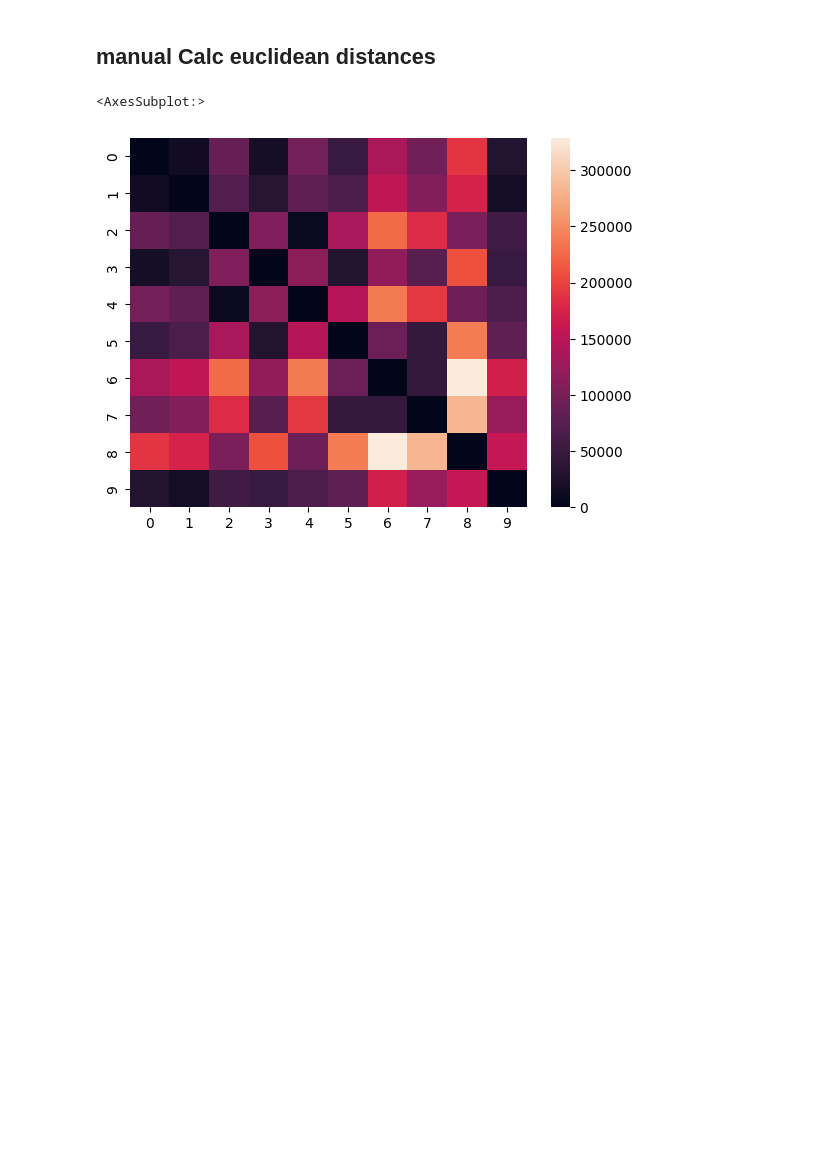
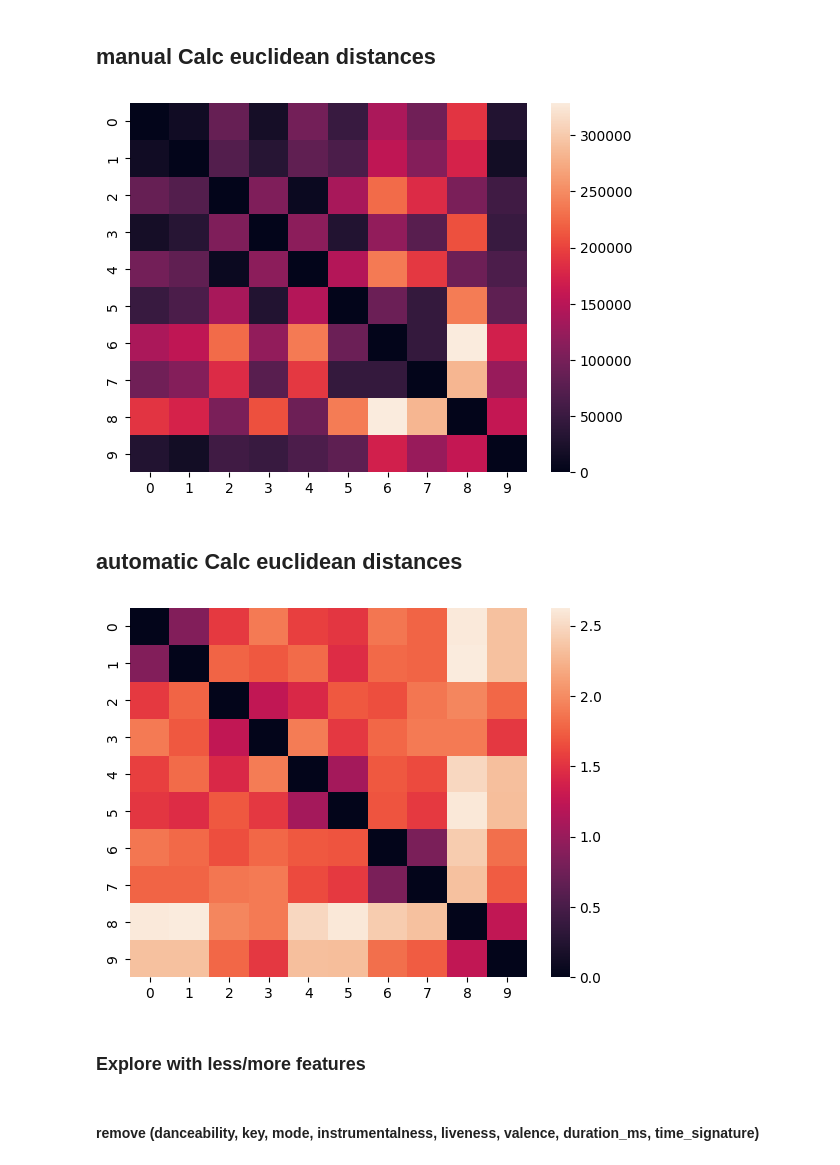
Before and after one commit to JacquelineBashta/ML_UnSupClust_KMean, a Jupyter notebook: euclidean_distances.ipynb, the cells around one changed output. Drawn from its saved outputs; the diff is of its cells as text; code cells hidden in the pictures; blank space fills up the shorter version.

```diff
--- a/euclidean_distances.ipynb
+++ b/euclidean_distances.ipynb
@@ -68,4 +75,4 @@ sns.heatmap(e_dist)
 # %% [markdown]
 ## import df
 # %%
-songs_df = pd.read_csv("df_audio_features_10.csv")
+songs_df = pd.read_csv("df_audio_features_10.csv",index_col=["song_name","artist"])
@@ -90,26 +97,28 @@ plt.scatter(songs_df.energy,songs_df.acousticness)
 [figure]
+# %%
+song_red_df = songs_df.drop(["song_name","artist","id","html"],axis=1)
 # %% [markdown]
 ## manual Calc euclidean distances
 # %%
-cols_exclude = 4
 all_distances = []
-for song_a in songs_df.index:
+for song_a in song_red_df.index:
     song_a_specs = []
-    for i in range(len(songs_df.columns)- cols_exclude):
-        song_a_specs.append(songs_df.loc[song_a, songs_df.columns[i+2]])
+    for i in range(len(song_red_df.columns)):
+        song_a_specs.append(song_red_df.loc[song_a, song_red_df.columns[i]])
 
     song_a_dis =[]
-    for song_b in songs_df.index:
+    for song_b in song_red_df.index:
         song_b_specs = []
-        for i in range(len(songs_df.columns)- cols_exclude):
-            song_b_specs.append(songs_df.loc[song_b, songs_df.columns[i+2]])
-        squares = [(song_a_specs[i] - song_b_specs[i])**2 for i in range(len(songs_df.columns)- cols_exclude)]
+        for i in range(len(song_red_df.columns)):
+            song_b_specs.append(song_red_df.loc[song_b, song_red_df.columns[i]])
+        squares = [(song_a_specs[i] - song_b_specs[i])**2 for i in range(len(song_red_df.columns))]
         e_dist = sum(squares)**0.5
         song_a_dis.append(e_dist)
     all_distances.append(song_a_dis)
 
-euclidean_df = pd.DataFrame(all_distances, index=songs_df.index, columns=songs_df.index)
-sns.heatmap(euclidean_df)
+euclidean_df = pd.DataFrame(all_distances, index=song_red_df.index, columns=song_red_df.index)
+sns.heatmap(euclidean_df);
 # %% [output]
-<AxesSubplot:>
 [figure]
+# %% [markdown]
+## automatic Calc euclidean distances
@@ -116,2 +128,18 @@ sns.heatmap(euclidean_df)
+# %%
+
+# 1. initialize the transformer (optionally, set parameters)
+my_min_max = prep.MinMaxScaler(feature_range=(0,1)).set_output(transform="pandas")
+# 2. fit and transform the transformer to the data
+# there is my_min_max.fit_transform
+my_min_max.fit(song_red_df)
+scaled_all_songs = my_min_max.transform(song_red_df)
+e_dist = pairwise.euclidean_distances(scaled_all_songs)
+sns.heatmap(e_dist);
+# %% [output]
+[figure, added]
+# %% [markdown]
+### Explore with less/more features
+# %% [markdown]
+#### remove (danceability, key, mode, instrumentalness, liveness, valence, duration_ms, time_signature)
 # %%
 #reduced Features
```
Also changed, not shown: parts of 16 cells of this notebook, 1 other file.
